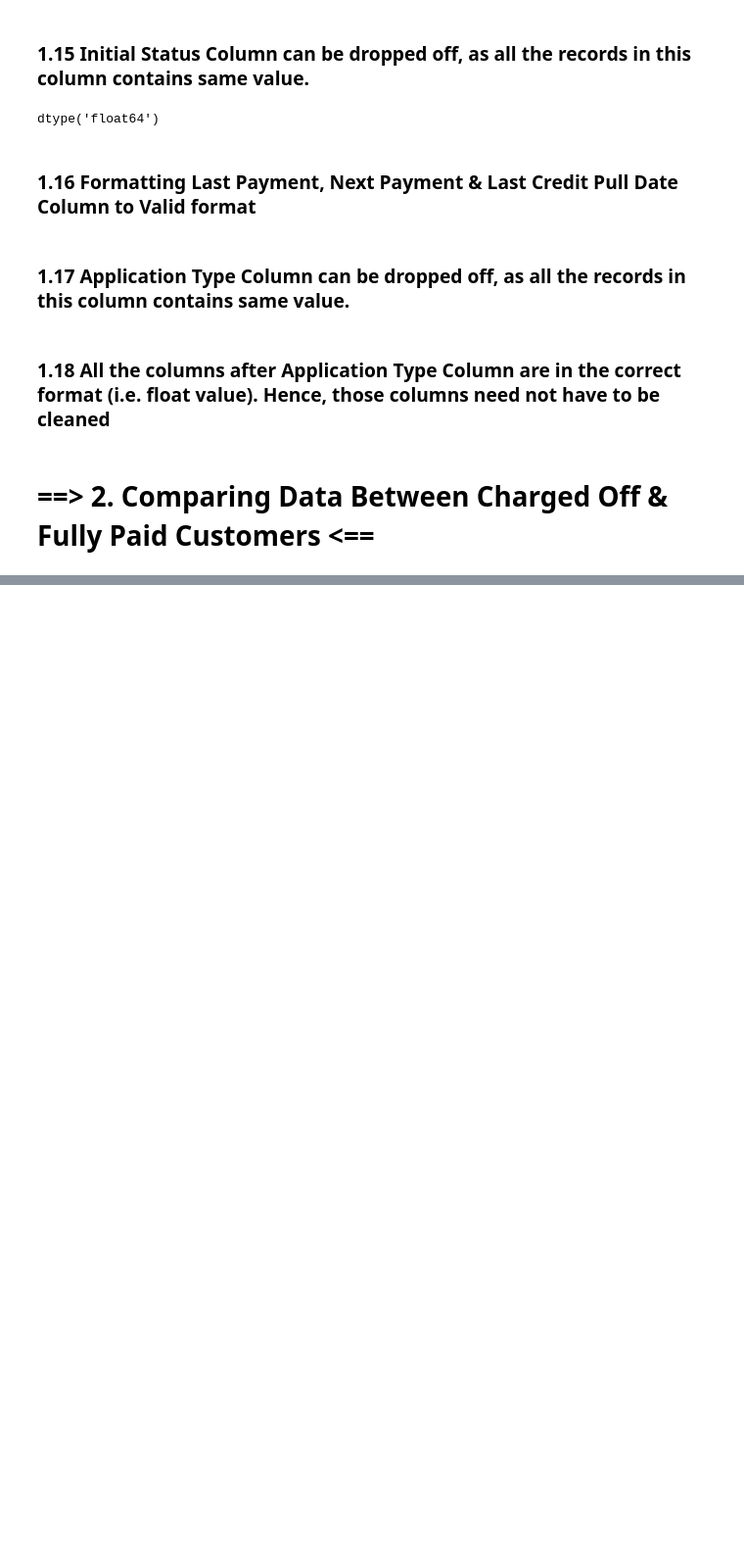
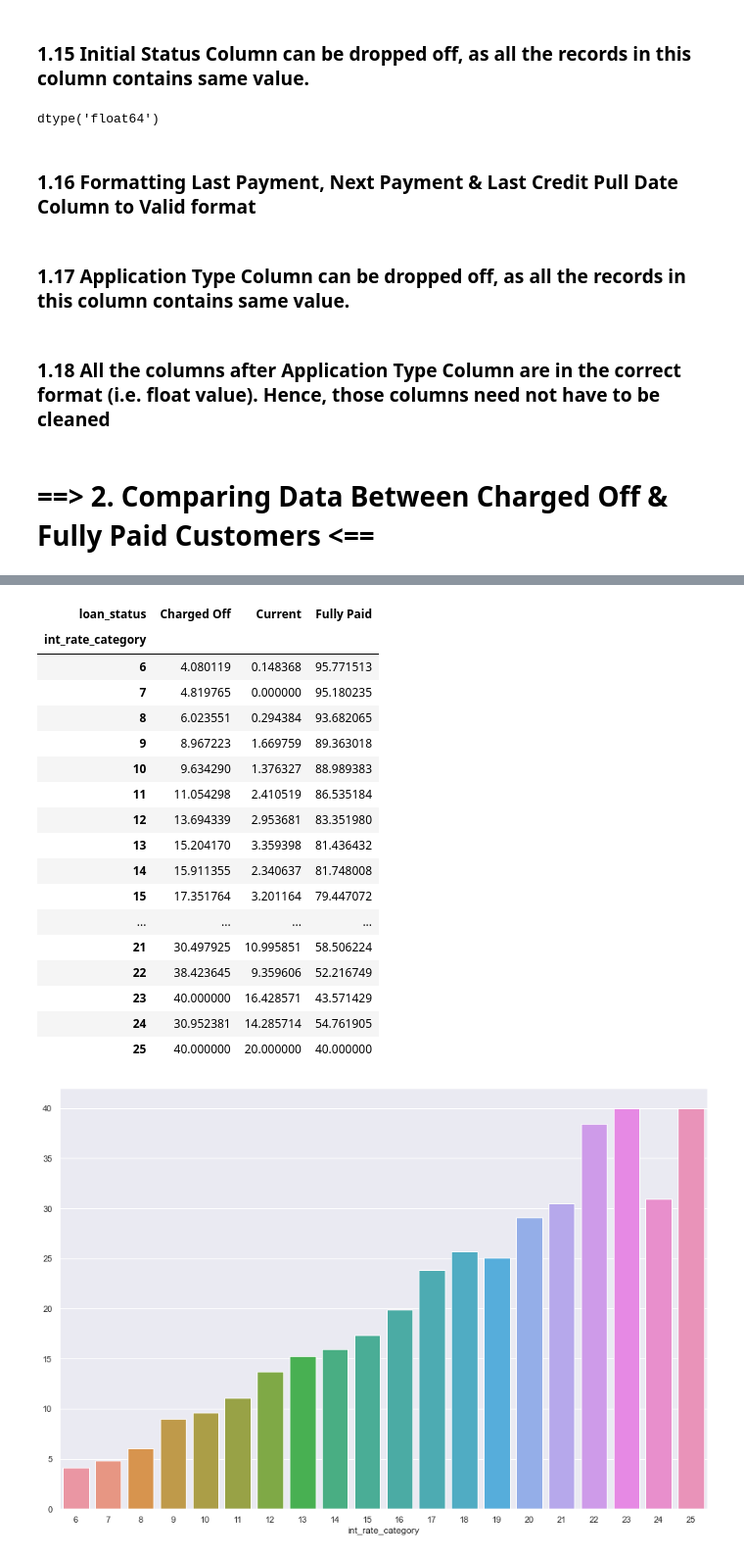
Before and after one commit to akshaykadam100/Lending-Club-Case-Study, a Jupyter notebook: Group_Facilitator_Name_V2.ipynb, the cells around one changed output, grey strips where cells are left out. Shown at 98% size. Drawn from its saved outputs; the diff is of its cells as text; code cells hidden in the pictures; blank space fills up the shorter version.

```diff
--- a/Group_Facilitator_Name_V2.ipynb
+++ b/Group_Facilitator_Name_V2.ipynb
@@ -401,0 +241,26 @@ sns.heatmap(plot_this.iloc[:,:-1].div(plot_this["total"], axis=0)*100)
+# %%
+plot_this = raw_data.pivot_table(index='int_rate_category', columns='loan_status', values='member_id', aggfunc='count').fillna(0)
+plot_this['total'] = plot_this.sum(axis=1)
+plot_this = plot_this.iloc[:,:-1].div(plot_this["total"], axis=0)*100
+sns.barplot(x = plot_this['Charged Off'].index, y=plot_this['Charged Off'].values)
+plot_this
+# %% [output]
+| loan_status | Charged Off | Current | Fully Paid |
+| int_rate_category |  |  |  |
+| 6 | 4.080119 | 0.148368 | 95.771513 |
+| 7 | 4.819765 | 0.000000 | 95.180235 |
+| 8 | 6.023551 | 0.294384 | 93.682065 |
+| 9 | 8.967223 | 1.669759 | 89.363018 |
+| 10 | 9.634290 | 1.376327 | 88.989383 |
+| 11 | 11.054298 | 2.410519 | 86.535184 |
+| 12 | 13.694339 | 2.953681 | 83.351980 |
+| 13 | 15.204170 | 3.359398 | 81.436432 |
+| 14 | 15.911355 | 2.340637 | 81.748008 |
+| 15 | 17.351764 | 3.201164 | 79.447072 |
+| ... | ... | ... | ... |
+| 21 | 30.497925 | 10.995851 | 58.506224 |
+| 22 | 38.423645 | 9.359606 | 52.216749 |
+| 23 | 40.000000 | 16.428571 | 43.571429 |
+| 24 | 30.952381 | 14.285714 | 54.761905 |
+| 25 | 40.000000 | 20.000000 | 40.000000 |
+[figure, added]
```
Also changed, not shown: parts of 41 cells of this notebook.
